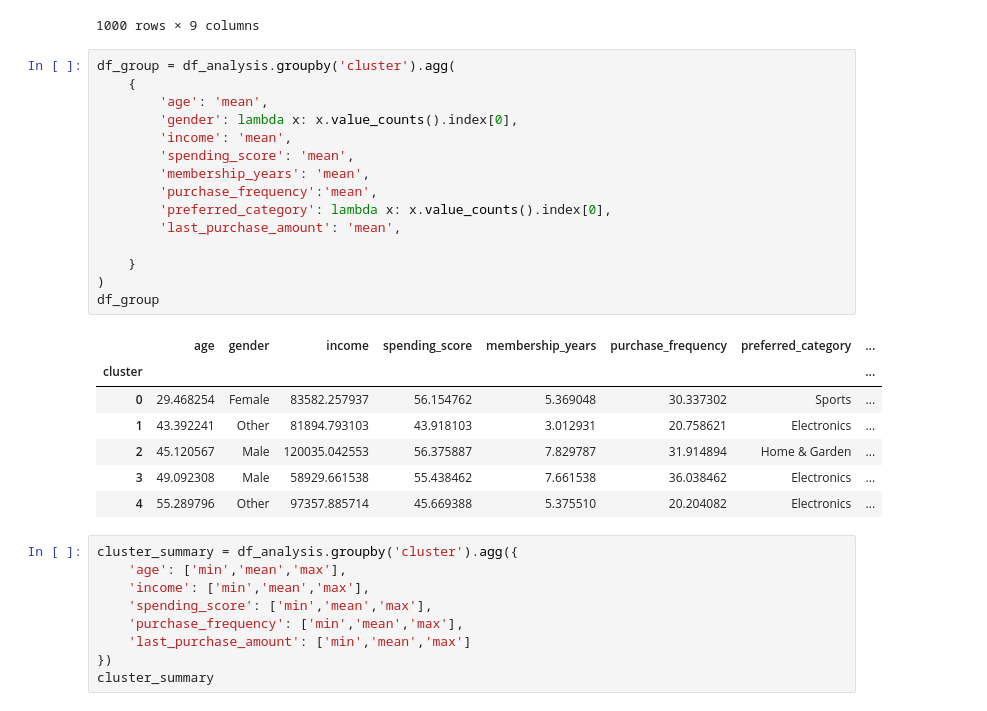
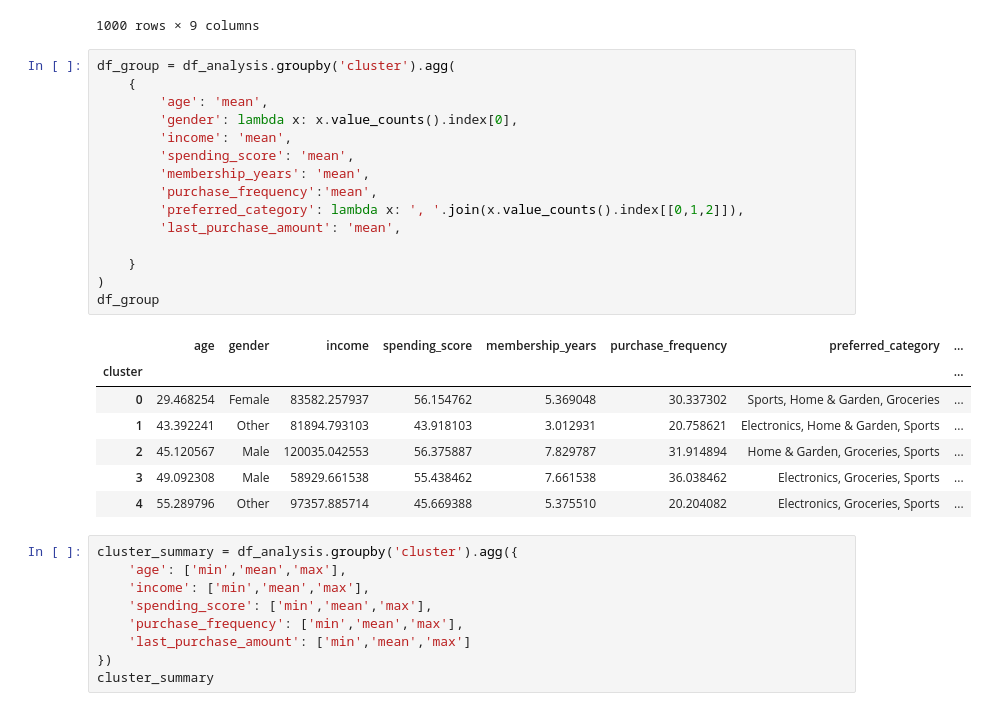
Before and after one commit to AThompson04/customer-segmentation, a Jupyter notebook: notebooks/model_kprototypes.ipynb, the cells around one changed output. Drawn from its saved outputs; the diff is of its cells as text.

```diff
--- a/notebooks/model_kprototypes.ipynb
+++ b/notebooks/model_kprototypes.ipynb
@@ -269,26 +280,26 @@ df_analysis
 # %%
 df_group = df_analysis.groupby('cluster').agg(
     {
         'age': 'mean',
         'gender': lambda x: x.value_counts().index[0],
         'income': 'mean',
         'spending_score': 'mean',
         'membership_years': 'mean',
         'purchase_frequency':'mean',
-        'preferred_category': lambda x: x.value_counts().index[0],
+        'preferred_category': lambda x: ', '.join(x.value_counts().index[[0,1,2]]),
         'last_purchase_amount': 'mean',
 
     }
 )
 df_group
 # %% [output]
 |  | age | gender | income | spending_score | membership_years | purchase_frequency | preferred_category | ... |
 | cluster |  |  |  |  |  |  |  | ... |
-| 0 | 29.468254 | Female | 83582.257937 | 56.154762 | 5.369048 | 30.337302 | Sports | ... |
-| 1 | 43.392241 | Other | 81894.793103 | 43.918103 | 3.012931 | 20.758621 | Electronics | ... |
-| 2 | 45.120567 | Male | 120035.042553 | 56.375887 | 7.829787 | 31.914894 | Home & Garden | ... |
-| 3 | 49.092308 | Male | 58929.661538 | 55.438462 | 7.661538 | 36.038462 | Electronics | ... |
-| 4 | 55.289796 | Other | 97357.885714 | 45.669388 | 5.375510 | 20.204082 | Electronics | ... |
+| 0 | 29.468254 | Female | 83582.257937 | 56.154762 | 5.369048 | 30.337302 | Sports, Home & Garden, Groceries | ... |
+| 1 | 43.392241 | Other | 81894.793103 | 43.918103 | 3.012931 | 20.758621 | Electronics, Home & Garden, Sports | ... |
+| 2 | 45.120567 | Male | 120035.042553 | 56.375887 | 7.829787 | 31.914894 | Home & Garden, Groceries, Sports | ... |
+| 3 | 49.092308 | Male | 58929.661538 | 55.438462 | 7.661538 | 36.038462 | Electronics, Groceries, Sports | ... |
+| 4 | 55.289796 | Other | 97357.885714 | 45.669388 | 5.375510 | 20.204082 | Electronics, Groceries, Sports | ... |
 # %%
 cluster_summary = df_analysis.groupby('cluster').agg({
     'age': ['min','mean','max'],
```
Also changed, not shown: parts of 1 cell of this notebook, 5 other files.
